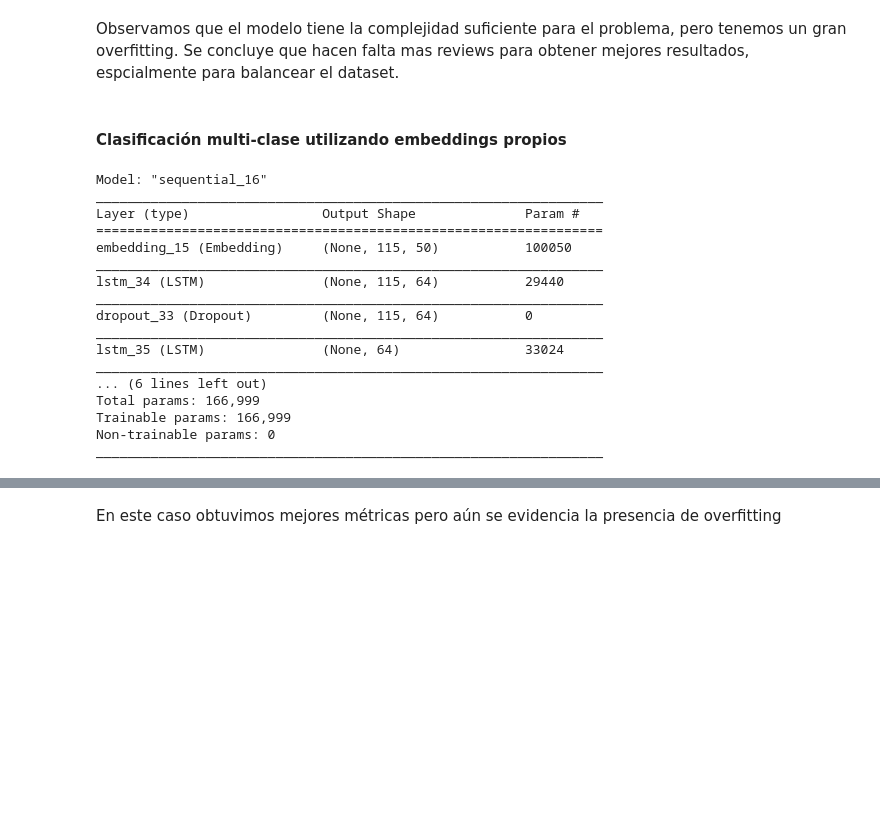
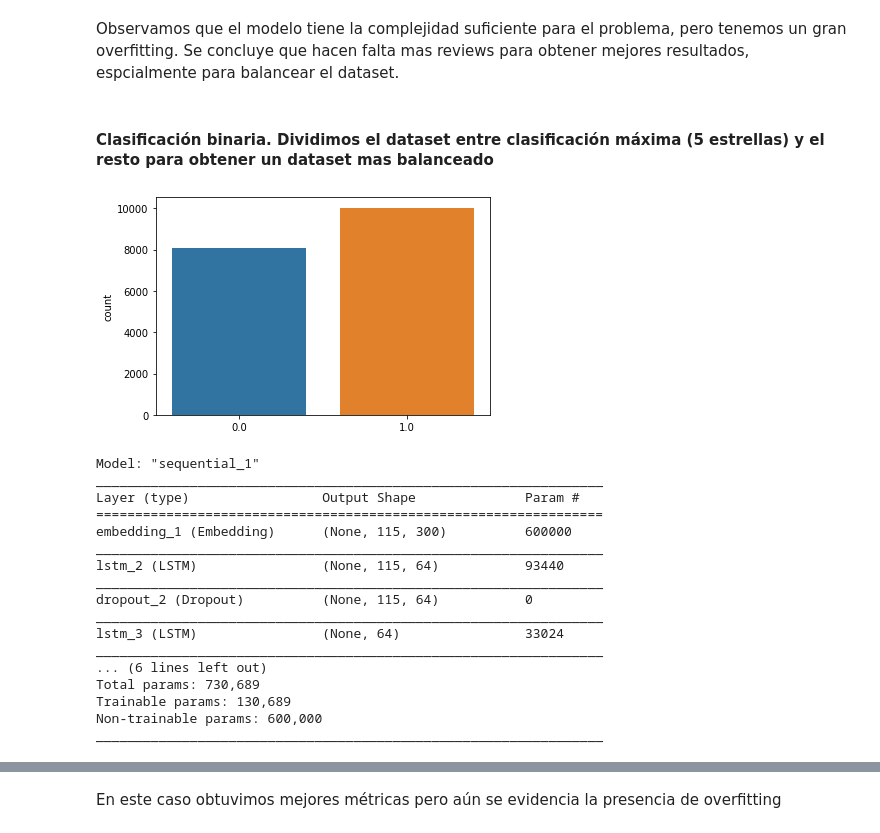
Before and after one commit to maxit1992/CEIA_NLP, a Jupyter notebook: Clase5/5d - clothing_ecommerce_reviews.ipynb, the cells around one changed output, grey strips where cells are left out. Cells and saved outputs as stored; diff of their text form; code cells hidden in the pictures; blank space fills up the shorter version.

```diff
--- a/Clase5/5d - clothing_ecommerce_reviews.ipynb
+++ b/Clase5/5d - clothing_ecommerce_reviews.ipynb
@@ -437,4 +445,4 @@ model1.evaluate(X_test, y_test)
 # %% [markdown]
 Observamos que el modelo tiene la complejidad suficiente para el problema, pero tenemos un gran overfitting. Se concluye que hacen falta mas reviews para obtener mejores resultados, espcialmente para balancear el dataset.
-# %% [markdown]
-#### Clasificación multi-clase utilizando embeddings propios
+# %% [markdown]
+#### Clasificación binaria. Dividimos el dataset entre clasificación máxima (5 estrellas) y el resto para obtener un dataset mas balanceado
@@ -441,33 +451,40 @@ Observamos que el modelo tiene la complejidad suficiente para el problema, pero
+# %%
+sns.countplot(y_train2)
+plt.show()
+# %% [output]
+[figure, added]
 # %%
 model2 = Sequential()
-model2.add(Embedding(input_dim=vocab_size+1, output_dim=50, input_length=in_shape))
+model2.add(Embedding(input_dim=vocab_size, output_dim=embed_dim, input_length=in_shape,
+                     weights=[embedding_matrix], trainable=False))
+
 model2.add(LSTM(units=64, return_sequences=True))
 model2.add(Dropout(0.2))
 model2.add(LSTM(units=64))
 model2.add(Dense(units=64, activation='relu'))
 model2.add(Dropout(rate=0.2))
-model2.add(Dense(units=out_shape, activation='softmax'))
+model2.add(Dense(units=1, activation='sigmoid'))
 
 model2.compile(optimizer="adam",
-              loss='categorical_crossentropy',
-              metrics=['accuracy',f1_score])
+              loss='binary_crossentropy',
+              metrics=['accuracy'])
 
 model2.summary()
 # %% [output]
-Model: "sequential_16"
+Model: "sequential_1"
 _________________________________________________________________
 Layer (type)                 Output Shape              Param #
 =================================================================
-embedding_15 (Embedding)     (None, 115, 50)           100050
+embedding_1 (Embedding)      (None, 115, 300)          600000
 _________________________________________________________________
-lstm_34 (LSTM)               (None, 115, 64)           29440
+lstm_2 (LSTM)                (None, 115, 64)           93440
 _________________________________________________________________
-dropout_33 (Dropout)         (None, 115, 64)           0
+dropout_2 (Dropout)          (None, 115, 64)           0
 _________________________________________________________________
-lstm_35 (LSTM)               (None, 64)                33024
+lstm_3 (LSTM)                (None, 64)                33024
 _________________________________________________________________
 ... (6 lines left out)
-Total params: 166,999
-Trainable params: 166,999
-Non-trainable params: 0
+Total params: 730,689
+Trainable params: 130,689
+Non-trainable params: 600,000
 _________________________________________________________________
```
Also changed, not shown: parts of 21 cells of this notebook, 1 other file.
